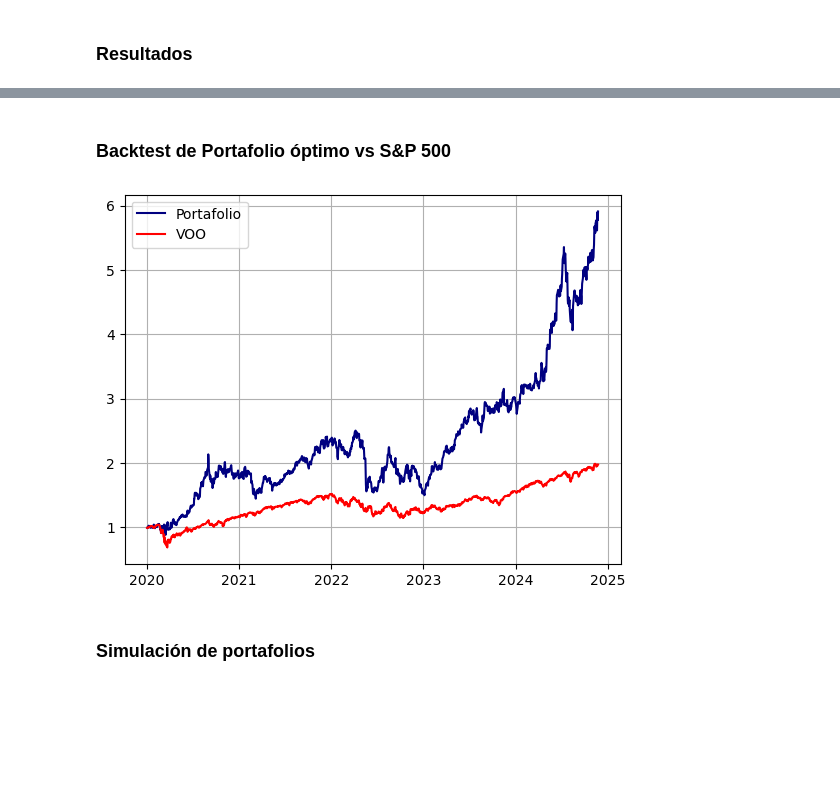
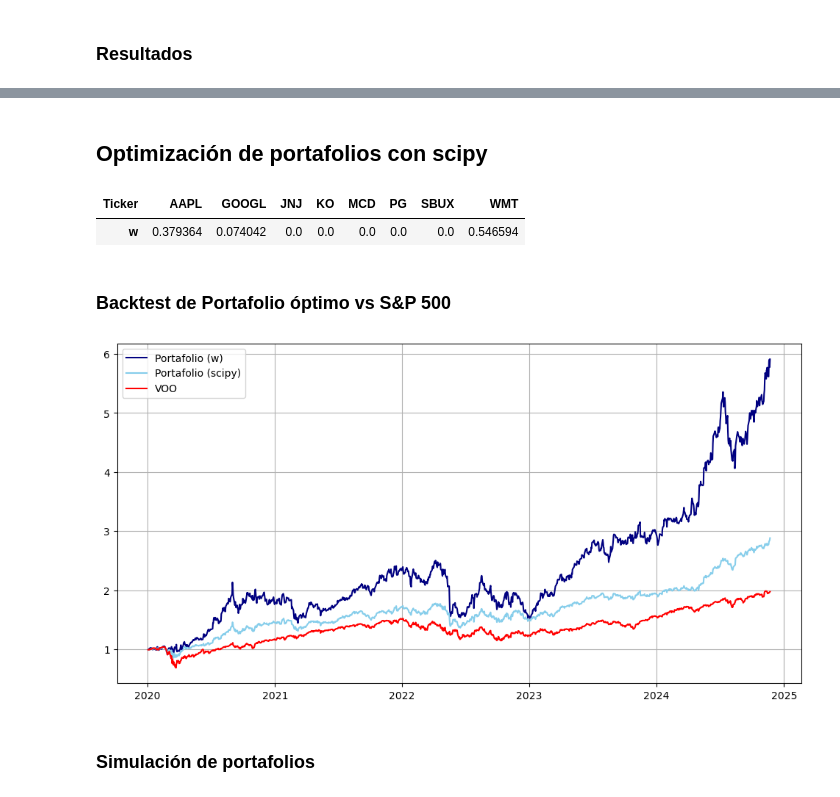
Before and after one commit to LuisMB09/metodos_optimizacion, a Jupyter notebook: aplicación_examen.ipynb, the cells around one changed output, grey strips where cells are left out. Cells and saved outputs as stored; diff of their text form; code cells hidden in the pictures; blank space fills up the shorter version.

Commit message:
scipy

```diff
--- a/aplicación_examen.ipynb
+++ b/aplicación_examen.ipynb
@@ -46,6 +47,7 @@ sigma_inv = np.linalg.inv(sigma)  # Matriz de covarianza inversa
 rf = 0.04413  # Tasa libre de riesgo
 unos = np.ones(len(mu)) # Vector de unos
 mu_rf = mu - np.dot(rf,unos) # Rendimientos esperados en exceso
+n_assets = len(mu)
 # %% [markdown]
 ### Obtención de $w$
 # %%
@@ -81,21 +83,65 @@ Ratio de sharpe: 1.041810
+# %% [markdown]
+## Optimización de portafolios con scipy
+# %%
+# Función para minimizar (-Sharpe Ratio)
+def neg_sharpe_ratio(w, mu, sigma, rf):
+    port_return = np.dot(w, mu)  # Rendimiento esperado del portafolio
+    port_vol = np.sqrt(np.dot(w.T, np.dot(sigma, w))) * np.sqrt(252)  # Volatilidad del portafolio
+    sharpe_ratio = (port_return - rf) / port_vol
+    return -sharpe_ratio  # Negativo porque queremos maximizar
+
+# Restricciones: Suma de pesos = 1
+constraints = ({
+    'type': 'eq',
+    'fun': lambda w: np.sum(w) - 1
+})
+
+# Límites: Pesos entre 0 y 1 (no posiciones cortas)
+bounds = tuple((0, 1) for _ in range(n_assets))
+
+# Pesos iniciales (distribuidos uniformemente)
+w0 = np.array([1 / n_assets] * n_assets)
+
+# Optimización
+result = opt.minimize(neg_sharpe_ratio, w0, args=(mu, sigma, rf), method='SLSQP', bounds=bounds, constraints=constraints)
+
+# Resultados
+optimal_weights = result.x
+optimal_sharpe = -result.fun
+optimal_weights[optimal_weights < 0.000001] = 0
+# %%
+w_opt_df = pd.DataFrame(optimal_weights, index=rt.columns, columns=['w'])
+w_opt_df.T
+# %% [output]
+| Ticker | AAPL | GOOGL | JNJ | KO | MCD | PG | SBUX | WMT |
+| w | 0.379364 | 0.074042 | 0.0 | 0.0 | 0.0 | 0.0 | 0.0 | 0.546594 |
 # %% [markdown]
 ### Backtest de Portafolio óptimo vs S&P 500
 # %%
 portfolio_returns = np.dot(rt, w)
 cumulative_return_port = (1 + portfolio_returns).cumprod()
+
+portfolio_returns_opt = np.dot(rt, optimal_weights)
+cumulative_return_port_opt = (1 + portfolio_returns_opt).cumprod()
+
 cumulative_return_sp = (1 + rt2['VOO']).cumprod()
 # %%
 returns = pd.DataFrame({
     'portafolio': cumulative_return_port,
+    'portfolio_opt': cumulative_return_port_opt,
     'VOO': cumulative_return_sp
 })
-plt.plot(returns['portafolio'], label='Portafolio', c = 'navy')
+
+plt.figure(figsize=(12, 6))
+
+plt.plot(returns['portafolio'], label='Portafolio (w)', c = 'navy')
+plt.plot(returns['portfolio_opt'], label='Portafolio (scipy)', c = 'skyblue')
 plt.plot(returns['VOO'], label='VOO', c = 'red')
 
 plt.legend()
 plt.grid()
 # %% [output]
-[figure, old version]
+[figure, new version]
 # %% [markdown]
 ### Simulación de portafolios
 # %%
```
Also changed, not shown: parts of 12 cells of this notebook.
